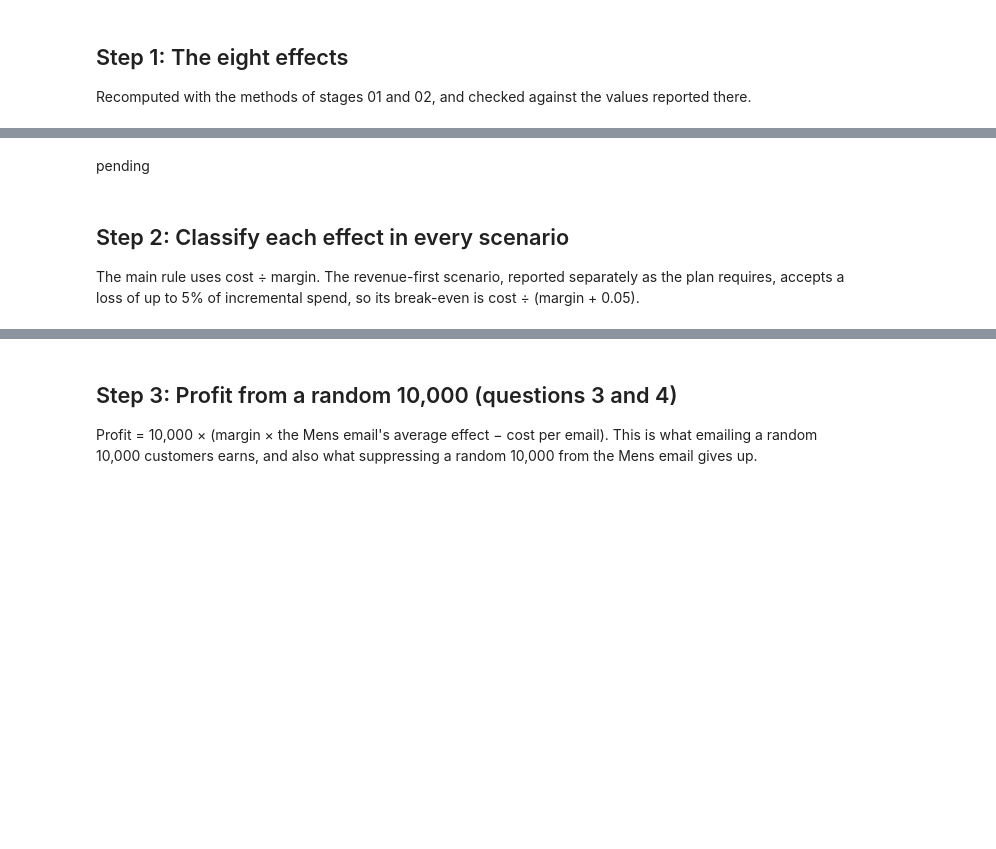
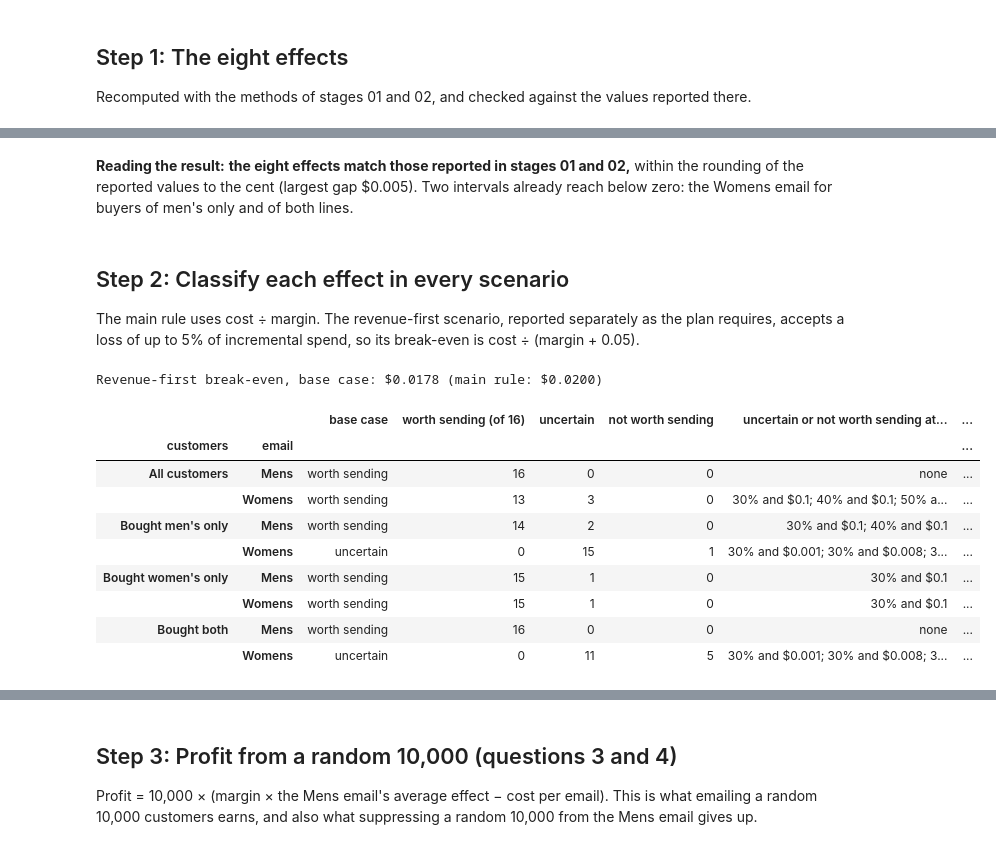
Before and after one commit to flora29058486/email-campaign-targeting, a Jupyter notebook: notebooks/06_01_profit_sensitivity.ipynb, the cells around one changed output, grey strips where cells are left out. Saved outputs shown, nothing was run; the diff lists cells and outputs as text; code cells hidden in the pictures; blank space fills up the shorter version.

Commit message:
Add stage 06 profit and sensitivity and finalize questions 3, 4 and 8
Co-Authored-By: Claude <noreply@anthropic.com>

```diff
--- a/notebooks/06_01_profit_sensitivity.ipynb
+++ b/notebooks/06_01_profit_sensitivity.ipynb
@@ -64,5 +83,5 @@ estimates.round(3)
 # %% [markdown]
-pending
+**Reading the result:** **the eight effects match those reported in stages 01 and 02,** within the rounding of the reported values to the cent (largest gap \$0.005). Two intervals already reach below zero: the Womens email for buyers of men's only and of both lines.
 # %% [markdown]
 ## Step 2: Classify each effect in every scenario
 
@@ -75,32 +94,44 @@ def category(estimate, low, threshold):
         return "uncertain"
     return "not worth sending"
 
 
 def classify(threshold_of):
     """Category of each effect in each of the 16 scenarios, for a break-even function of (margin, cost)."""
     return pd.DataFrame({
         scenario: [category(row.estimate, row.ci_low, threshold_of(*scenario)) for row in estimates.itertuples()]
         for scenario in SCENARIOS
     }, index=estimates.index)
 
 
 main = classify(lambda margin, cost: cost / margin)
 revenue_first = classify(lambda margin, cost: cost / (margin + REVENUE_FIRST))
 
 
 def exceptions(row):
     other = [f"{m:.0%} and ${c:g}" for (m, c), label in row.items() if label != "worth sending"]
     return "; ".join(other) or "none"
 
 
 summary = pd.DataFrame({
     "base case": main[BASE],
     "worth sending (of 16)": (main == "worth sending").sum(axis=1),
     "uncertain": (main == "uncertain").sum(axis=1),
     "not worth sending": (main == "not worth sending").sum(axis=1),
-    "not worth sending at (margin and cost)": main.apply(exceptions, axis=1),
+    "uncertain or not worth sending at (margin and cost)": main.apply(exceptions, axis=1),
     "revenue-first: worth sending (of 16)": (revenue_first == "worth sending").sum(axis=1),
 })
 print(f"Revenue-first break-even, base case: ${BASE[1] / (BASE[0] + REVENUE_FIRST):.4f} (main rule: ${BASE[1] / BASE[0]:.4f})")
 summary
+# %% [output]
+Revenue-first break-even, base case: $0.0178 (main rule: $0.0200)
+|  |  | base case | worth sending (of 16) | uncertain | not worth sending | uncertain or not worth sending at... | ... |
+| customers | email |  |  |  |  |  | ... |
+| All customers | Mens | worth sending | 16 | 0 | 0 | none | ... |
+|  | Womens | worth sending | 13 | 3 | 0 | 30% and $0.1; 40% and $0.1; 50% a... | ... |
+| Bought men's only | Mens | worth sending | 14 | 2 | 0 | 30% and $0.1; 40% and $0.1 | ... |
+|  | Womens | uncertain | 0 | 15 | 1 | 30% and $0.001; 30% and $0.008; 3... | ... |
+| Bought women's only | Mens | worth sending | 15 | 1 | 0 | 30% and $0.1 | ... |
+|  | Womens | worth sending | 15 | 1 | 0 | 30% and $0.1 | ... |
+| Bought both | Mens | worth sending | 16 | 0 | 0 | none | ... |
+|  | Womens | uncertain | 0 | 11 | 5 | 30% and $0.001; 30% and $0.008; 3... | ... |
 # %% [markdown]
```
Also changed, not shown: parts of 9 cells of this notebook, 6 other files.
